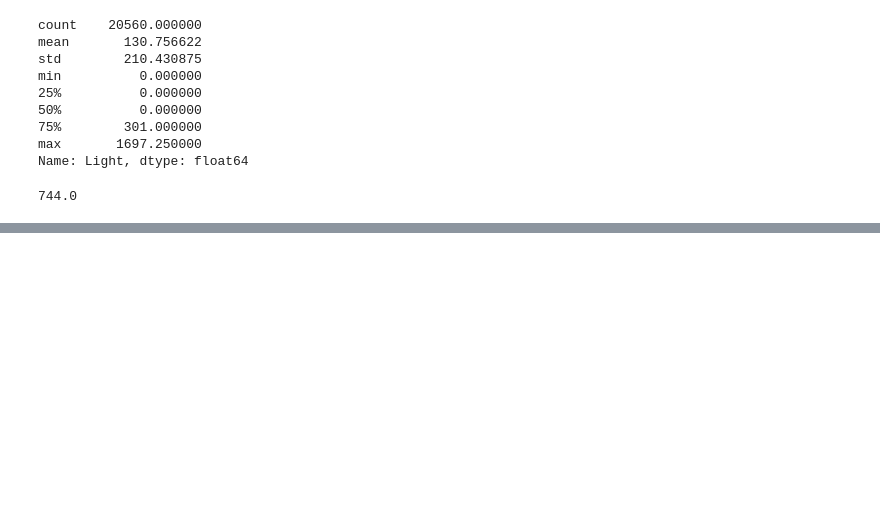
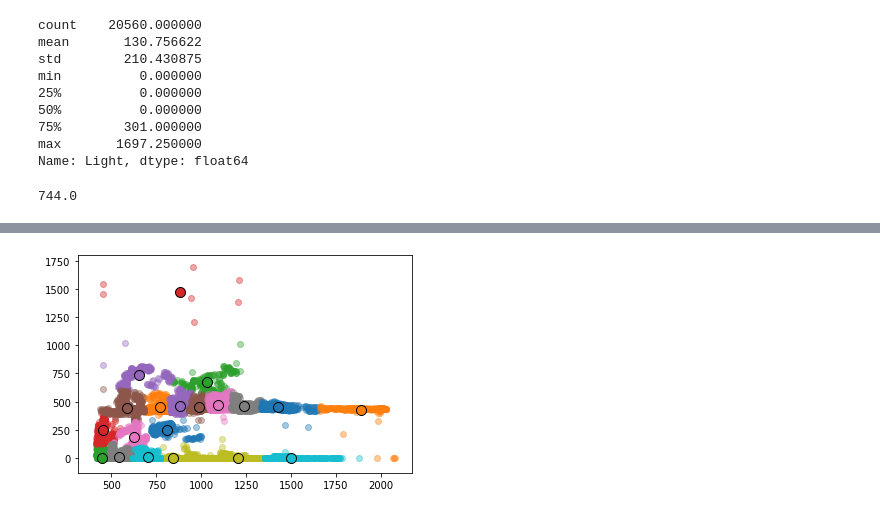
Before and after one commit to lorenzoFerri95/DataMining_Advanced, a Jupyter notebook: Lorenzo/Task 5/cluster_and_density_based_outliers.ipynb, the cells around one changed output, grey strips where cells are left out. Cells and saved outputs as stored; diff of their text form; code cells hidden in the pictures; blank space fills up the shorter version.

```diff
--- a/Lorenzo/Task 5/cluster_and_density_based_outliers.ipynb
+++ b/Lorenzo/Task 5/cluster_and_density_based_outliers.ipynb
@@ -230,10 +212,12 @@ clusters = xm.get_clusters()
 # %%
 centers = xm.get_centers()
 # %%
-i = df.columns.values.tolist().index('account length')
-j = df.columns.values.tolist().index('total day minutes')
+i = df.columns.values.tolist().index('CO2')
+j = df.columns.values.tolist().index('Light')
 # %%
 for indexes in clusters:
-    plt.scatter(X[indexes,i], X[indexes,j], alpha=0.4)
+    plt.scatter(df.values[indexes,i], df.values[indexes,j], alpha=0.4)
 for c in centers:
     plt.scatter(c[i], c[j], s=100, edgecolors='k')
+# %% [output]
+[figure, added]
```
Also changed, not shown: parts of 32 cells of this notebook, 4 other files.
